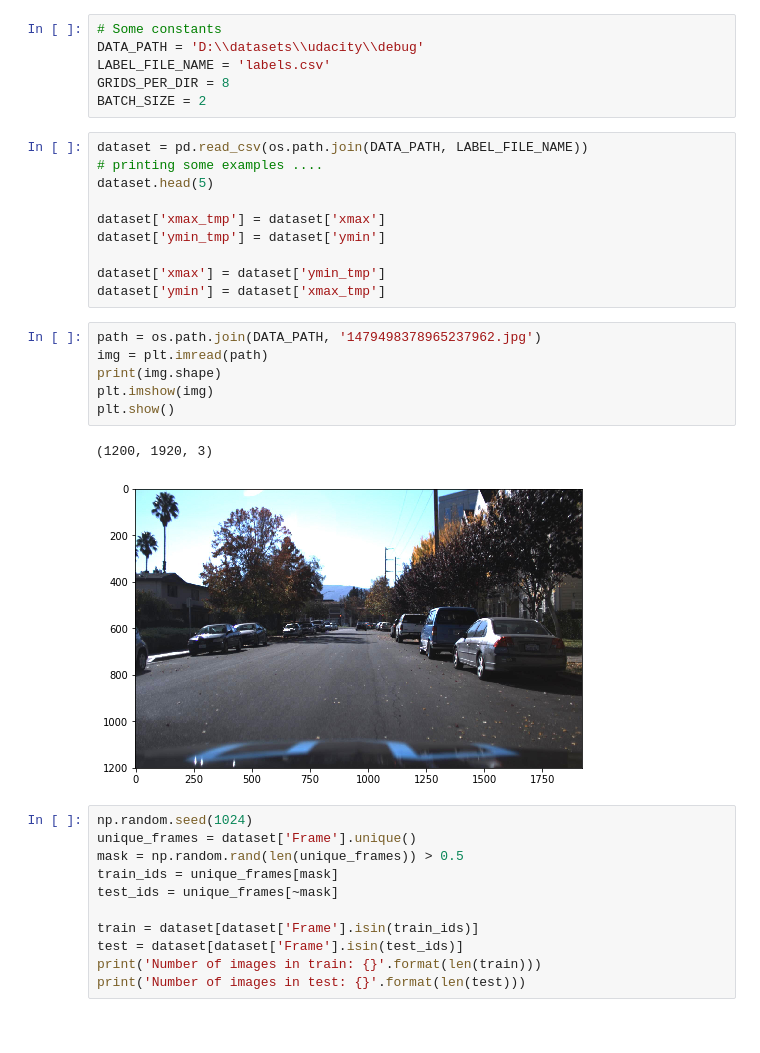
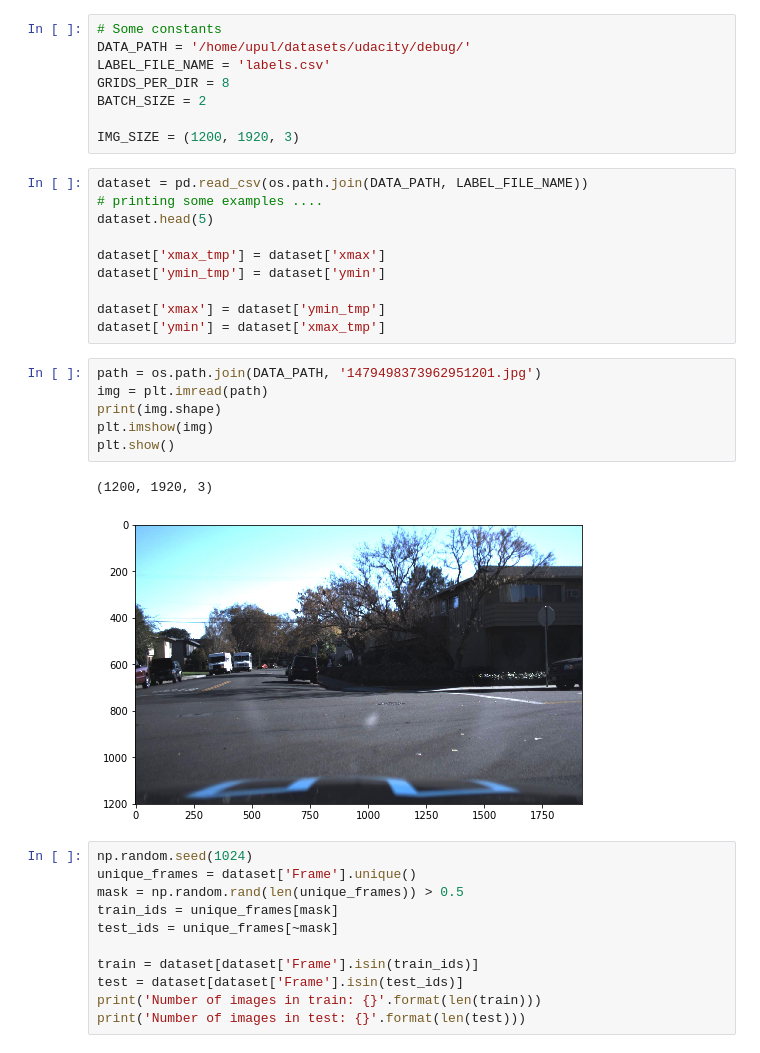
Before and after one commit to upul/Pedestrian_Detection, a Jupyter notebook: DataExplorationAndInitialModels.ipynb, the cells around one changed output. Saved outputs shown, nothing was run; the diff lists cells and outputs as text.

```diff
--- a/DataExplorationAndInitialModels.ipynb
+++ b/DataExplorationAndInitialModels.ipynb
@@ -10,10 +10,12 @@ import tensorflow as tf
 plt.rcParams['figure.figsize'] = (8, 8)
 # %%
 # Some constants
-DATA_PATH = 'D:\\datasets\\udacity\\debug'
+DATA_PATH = '/home/upul/datasets/udacity/debug/'
 LABEL_FILE_NAME = 'labels.csv'
 GRIDS_PER_DIR = 8
 BATCH_SIZE = 2
+
+IMG_SIZE = (1200, 1920, 3)
 # %%
 dataset = pd.read_csv(os.path.join(DATA_PATH, LABEL_FILE_NAME))
 # printing some examples ....
@@ -25,14 +27,14 @@ dataset['ymin_tmp'] = dataset['ymin']
 dataset['xmax'] = dataset['ymin_tmp']
 dataset['ymin'] = dataset['xmax_tmp']
 # %%
-path = os.path.join(DATA_PATH, '1479498378965237962.jpg')
+path = os.path.join(DATA_PATH, '1479498373962951201.jpg')
 img = plt.imread(path)
 print(img.shape)
 plt.imshow(img)
 plt.show()
 # %% [output]
 (1200, 1920, 3)
-[figure, old version]
+[figure, new version]
 # %%
 np.random.seed(1024)
 unique_frames = dataset['Frame'].unique()
```
Also changed, not shown: parts of 11 cells of this notebook.
